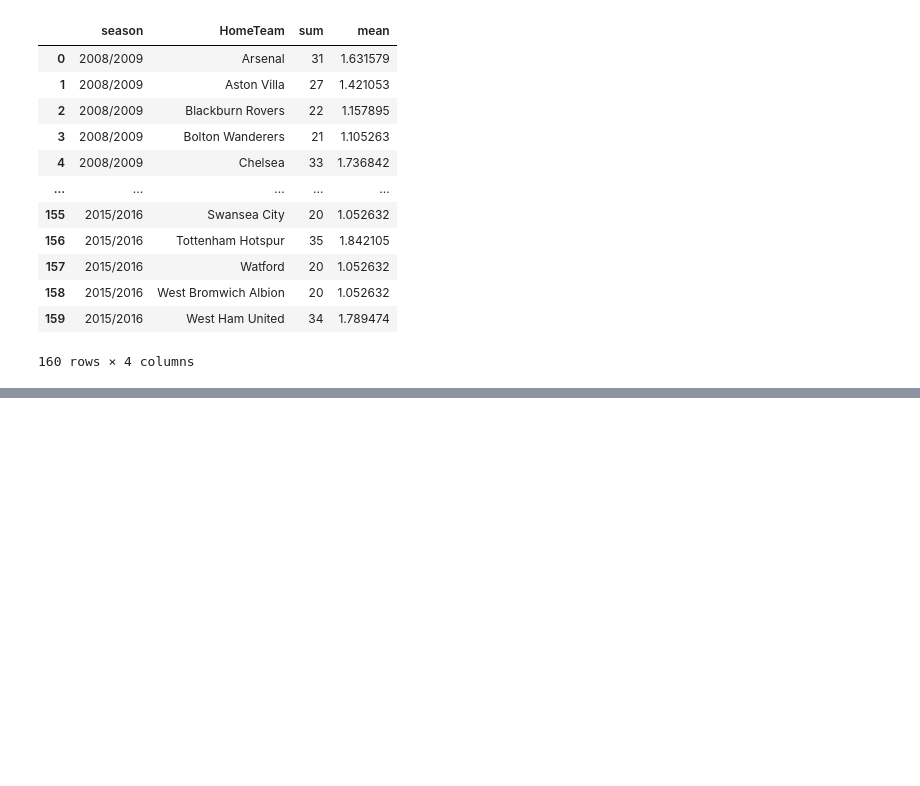
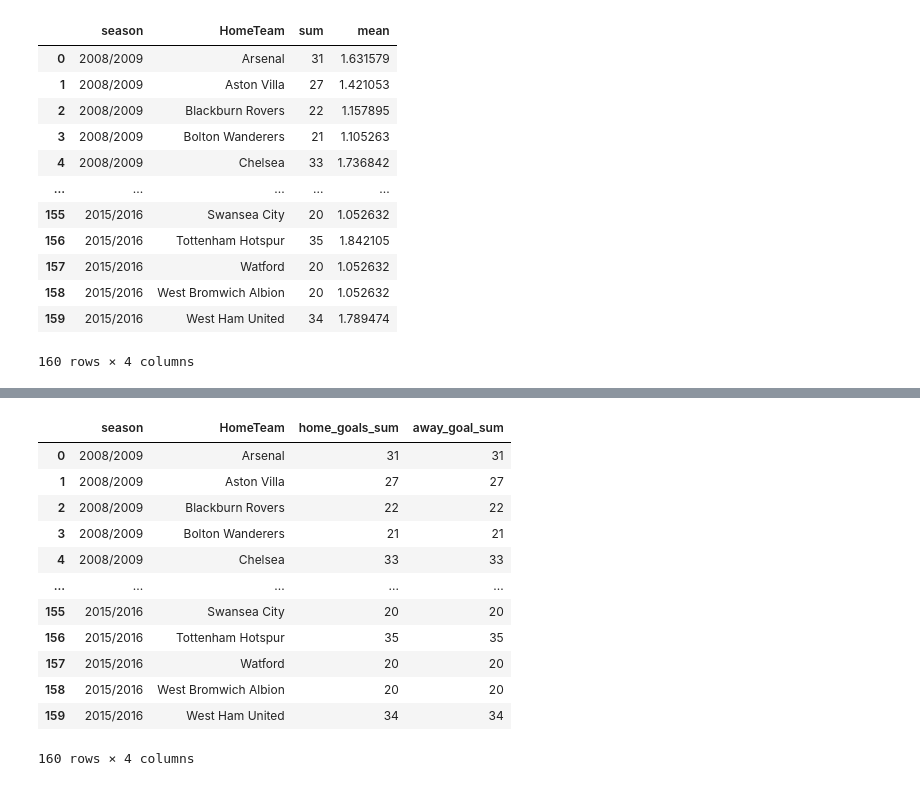
Before and after one commit to Aparecido-Junior/Python_Notebook, a Jupyter notebook: 3_Pandas_Numpy_Maven/4_Aggregating_Reshaping/Grouping.ipynb, the cells around one changed output, grey strips where cells are left out. Cells and saved outputs as stored; diff of their text form; code cells hidden in the pictures; blank space fills up the shorter version.

```diff
--- a/3_Pandas_Numpy_Maven/4_Aggregating_Reshaping/Grouping.ipynb
+++ b/3_Pandas_Numpy_Maven/4_Aggregating_Reshaping/Grouping.ipynb
@@ -84,0 +144,20 @@ df2.reset_index()
+# %%
+(df
+ .groupby(["season", "HomeTeam"], as_index=False)
+ .agg(home_goals_sum = ("HomeGoals","sum"),
+     away_goal_sum = ("HomeGoals", "sum"))
+)
+# %% [output]
+|  | season | HomeTeam | home_goals_sum | away_goal_sum |
+| 0 | 2008/2009 | Arsenal | 31 | 31 |
+| 1 | 2008/2009 | Aston Villa | 27 | 27 |
+| 2 | 2008/2009 | Blackburn Rovers | 22 | 22 |
+| 3 | 2008/2009 | Bolton Wanderers | 21 | 21 |
+| 4 | 2008/2009 | Chelsea | 33 | 33 |
+| ... | ... | ... | ... | ... |
+| 155 | 2015/2016 | Swansea City | 20 | 20 |
+| 156 | 2015/2016 | Tottenham Hotspur | 35 | 35 |
+| 157 | 2015/2016 | Watford | 20 | 20 |
+| 158 | 2015/2016 | West Bromwich Albion | 20 | 20 |
+| 159 | 2015/2016 | West Ham United | 34 | 34 |
+160 rows × 4 columns
```
Also changed, not shown: parts of 4 cells of this notebook.
